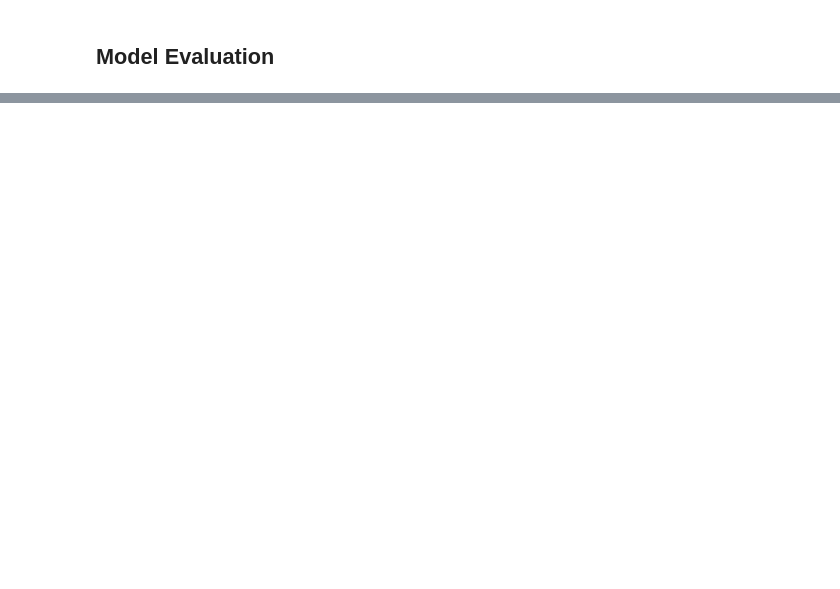
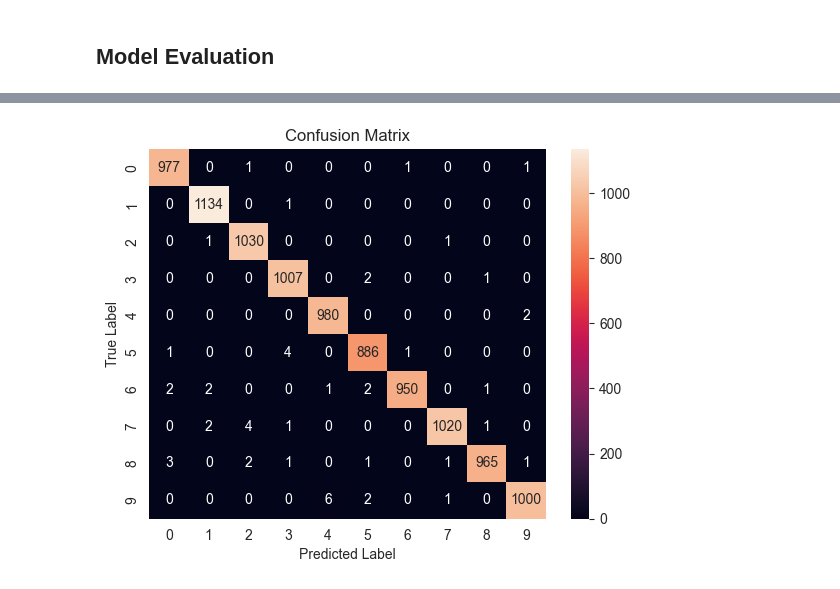
Before and after one commit to anchorelement/mnist-cnn, a Jupyter notebook: mnist_cnn_2.ipynb, the cells around one changed output, grey strips where cells are left out. Cells and saved outputs as stored; diff of their text form; code cells hidden in the pictures; blank space fills up the shorter version.

```diff
--- a/mnist_cnn_2.ipynb
+++ b/mnist_cnn_2.ipynb
@@ -177,0 +183,4 @@ Test loss: 0.0330, test acc: 0.9946
+# %%
+y_pred = model.predict(X_test)
+y_pred_classes = np.argmax(y_pred, axis=1)
+cm = confusion_matrix(y_test, y_pred_classes)
@@ -177,0 +189,8 @@ Test loss: 0.0330, test acc: 0.9946
+# %%
+sns.heatmap(cm, annot=True, fmt="d")
+plt.title("Confusion Matrix")
+plt.xlabel("Predicted Label")
+plt.ylabel("True Label")
+plt.show()
+# %% [output]
+[figure, added]
```
Also changed, not shown: parts of 11 cells of this notebook.
